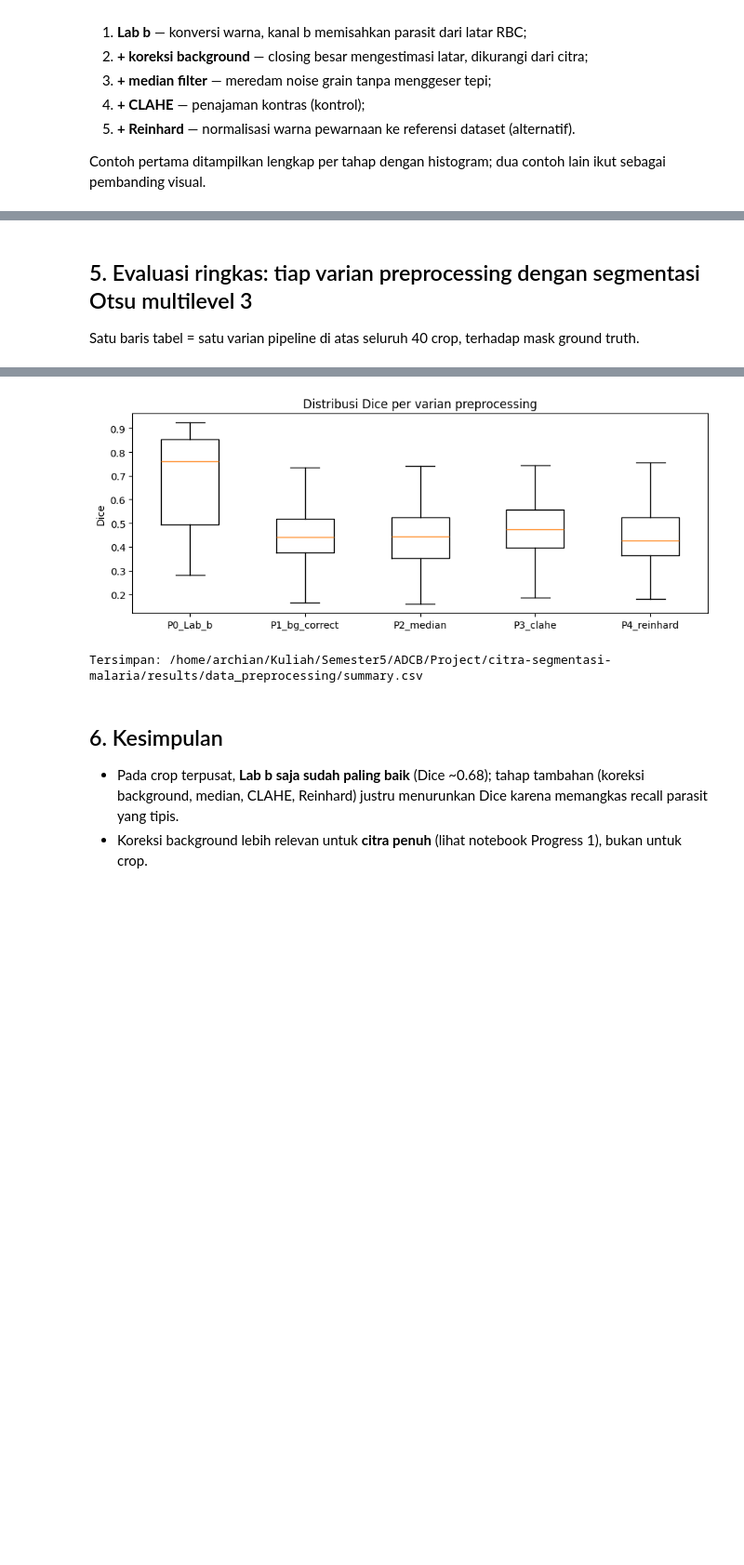
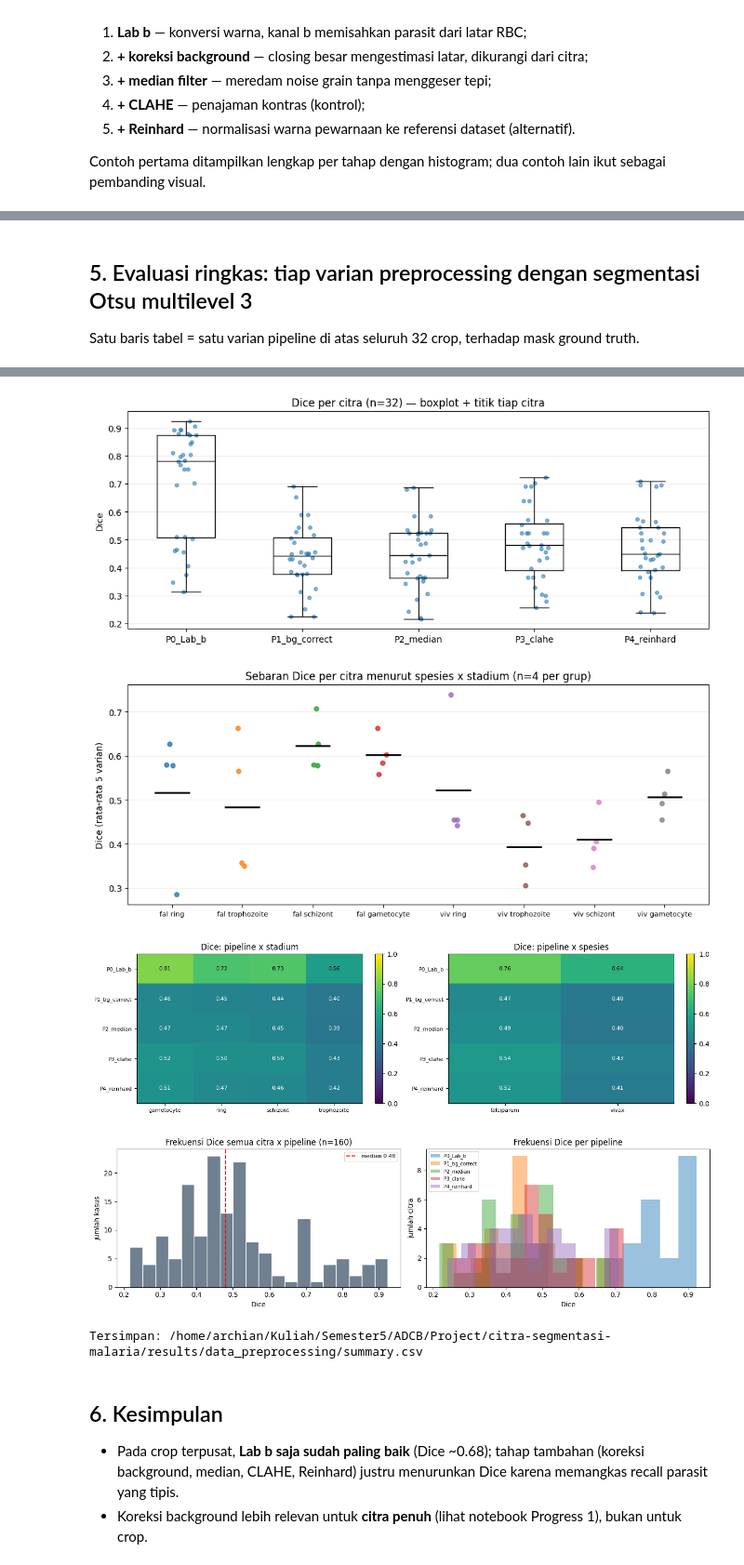
Before and after one commit to stringptr/citra-segmentasi-malaria, a Jupyter notebook: malaria_data_preprocessing.ipynb, the cells around one changed output, grey strips where cells are left out. Shown at 93% size. Cells and saved outputs as stored; diff of their text form; code cells hidden in the pictures; blank space fills up the shorter version.

```diff
--- a/malaria_data_preprocessing.ipynb
+++ b/malaria_data_preprocessing.ipynb
@@ -93,13 +93,15 @@ Tiap baris = satu stadium, blok kiri = *P. falciparum*, kanan = *P. vivax*. Gamb
 stages = ['ring stage', 'trophozoite stage', 'schizont stage', 'gametocyte stage']
 species = ['falciparum', 'vivax']
 
-fig, axes = plt.subplots(len(stages), 2 * 5, figsize=(2.0, 2.0 * len(stages)) * np.array([9, 1]))
+per_group = int(meta.groupby(['species', 'stage']).size().max())
+fig, axes = plt.subplots(len(stages), 2 * per_group,
+                         figsize=(1.9 * per_group, 1.9 * len(stages)) * np.array([2, 1]))
 for i, st in enumerate(stages):
     for j, sp in enumerate(species):
         rows = meta[(meta.stage == st) & (meta.species == sp)].sort_values('filename')
         for k, (_, r) in enumerate(rows.iterrows()):
             idx = int(meta.index[meta.filename == r.filename][0])
-            ax = axes[i, j * 5 + k]
+            ax = axes[i, j * per_group + k]
             ax.imshow(crops[idx])
             ax.set_title(f'{r.parasite_area_px//1000}k px', fontsize=6)
 for ax in axes.ravel():
@@ -107,7 +109,7 @@ for ax in axes.ravel():
 for i, st in enumerate(stages):
     axes[i, 0].set_ylabel(st.replace(' stage', ''), fontsize=9)
 for j, sp in enumerate(species):
-    axes[0, j * 5 + 2].set_title(sp, fontsize=10)
-plt.suptitle('Semua 40 crop: 5 per (stadium, spesies)', y=1.01)
+    axes[0, j * per_group + per_group // 2].set_title(sp, fontsize=10)
+plt.suptitle(f'Semua {len(meta)} crop: {per_group} per (stadium, spesies)', y=1.01)
 plt.tight_layout(); plt.show()
 # %% [output]
@@ -176,7 +189,9 @@ PIPELINES = {
     'P4_reinhard': lambda img: median_f(bg_correct(lab_b(reinhard(img)))),
 }
 
-for idx in [3, 20, 35]:
+demo_stages = ['ring stage', 'schizont stage', 'gametocyte stage']
+demo_idx = [int(meta.index[(meta.stage == st) & (meta.species == 'falciparum')][0]) for st in demo_stages]
+for idx in demo_idx:
     img = crops[idx]
     stages_v = [('Asli (RGB)', img)] + [(n, f(img)) for n, f in list(PIPELINES.items())[1:]]
     fig, axes = plt.subplots(2, len(stages_v), figsize=(2.4 * len(stages_v), 5))
@@ -194,7 +209,7 @@ for idx in [3, 20, 35]:
 # %% [markdown]
 ## 5. Evaluasi ringkas: tiap varian preprocessing dengan segmentasi Otsu multilevel 3
 
-Satu baris tabel = satu varian pipeline di atas seluruh 40 crop, terhadap mask ground truth.
+Satu baris tabel = satu varian pipeline di atas seluruh 32 crop, terhadap mask ground truth.
 # %%
 def seg_otsu3(chan):
     try:
@@ -216,10 +231,61 @@ for name, fn in PIPELINES.items():
 summary = pd.DataFrame(rows).set_index('pipeline').round(4)
 display(summary)
 
-fig, ax = plt.subplots(figsize=(9, 3.6))
-ax.boxplot([ [dice_iou(seg_otsu3(fn(img)), gt)[0] for img, gt in zip(crops, gts)] for fn in PIPELINES.values()],
-           tick_labels=list(PIPELINES))
-ax.set_ylabel('Dice'); ax.set_title('Distribusi Dice per varian preprocessing')
+per_img = {name: np.array([dice_iou(seg_otsu3(fn(img)), gt)[0] for img, gt in zip(crops, gts)])
+           for name, fn in PIPELINES.items()}
+fig, ax = plt.subplots(figsize=(10, 4.2))
+ax.boxplot([per_img[p] for p in PIPELINES], tick_labels=list(PIPELINES), widths=0.5,
+           showfliers=False, medianprops={'color': 'black'})
+for i, p in enumerate(PIPELINES, start=1):
+    ax.scatter(np.full(len(per_img[p]), i) + rng.uniform(-0.12, 0.12, len(per_img[p])),
+               per_img[p], s=16, alpha=0.55, color='tab:blue')
+ax.set_ylabel('Dice'); ax.set_xlabel('')
+ax.set_title(f'Dice per citra (n={len(crops)}) — boxplot + titik tiap citra')
+ax.grid(axis='y', alpha=0.25)
+plt.tight_layout(); plt.show()
+
+stage_order = ['ring stage', 'trophozoite stage', 'schizont stage', 'gametocyte stage']
+fig, ax = plt.subplots(figsize=(10, 4.2))
+for i, (sp, st) in enumerate([(sp, st) for sp in species for st in stage_order], start=1):
+    m = (meta.species == sp) & (meta.stage == st)
+    vals = np.mean([per_img[p][m.to_numpy()] for p in PIPELINES], axis=0)
+    ax.scatter(np.full(len(vals), i) + rng.uniform(-0.08, 0.08, len(vals)), vals, s=26, alpha=0.8)
+    ax.hlines(vals.mean(), i - 0.25, i + 0.25, color='black', lw=2)
+ax.set_xticks(range(1, 9))
+ax.set_xticklabels([f'{sp[:3]} {st.split()[0]}' for sp in species for st in stage_order], fontsize=8)
+ax.set_ylabel('Dice (rata-rata 5 varian)')
+ax.set_title('Sebaran Dice per citra menurut spesies x stadium (n=4 per grup)')
+ax.grid(axis='y', alpha=0.25)
+plt.tight_layout(); plt.show()
+
+# Heatmap Dice: pipeline x stadium, dan pipeline x spesies
+fig, axes = plt.subplots(1, 2, figsize=(13, 3.8))
+for ax, col, ttl in [(axes[0], 'stage', 'Dice: pipeline x stadium'),
+                     (axes[1], 'species', 'Dice: pipeline x spesies')]:
+    mat = np.array([[per_img[p][(meta[col] == c).to_numpy()].mean() for c in sorted(meta[col].unique())]
+                    for p in PIPELINES])
+    im = ax.imshow(mat, cmap='viridis', vmin=0, vmax=1, aspect='auto')
+    ax.set_xticks(range(mat.shape[1]))
+    ax.set_xticklabels([c.replace(' stage', '') for c in sorted(meta[col].unique())], fontsize=8)
+    ax.set_yticks(range(mat.shape[0])); ax.set_yticklabels(list(PIPELINES), fontsize=8)
+    for i in range(mat.shape[0]):
+        for j in range(mat.shape[1]):
+            ax.text(j, i, f'{mat[i, j]:.2f}', ha='center', va='center',
+                    color='white' if mat[i, j] < 0.55 else 'black', fontsize=8)
+    ax.set_title(ttl); plt.colorbar(im, ax=ax, fraction=0.046)
+plt.tight_layout(); plt.show()
+
+# Histogram frekuensi Dice: gabungan semua citra & pipeline + per pipeline
+all_dice = np.concatenate([per_img[p] for p in PIPELINES])
+fig, axes = plt.subplots(1, 2, figsize=(13, 3.8))
+axes[0].hist(all_dice, bins=20, color='slategray', edgecolor='white')
+axes[0].axvline(np.median(all_dice), color='red', ls='--', label=f'median {np.median(all_dice):.2f}')
+axes[0].set_title(f'Frekuensi Dice semua citra x pipeline (n={len(all_dice)})')
+axes[0].set_xlabel('Dice'); axes[0].set_ylabel('jumlah kasus'); axes[0].legend(fontsize=8)
+for p in PIPELINES:
+    axes[1].hist(per_img[p], bins=12, alpha=0.45, label=p)
+axes[1].set_title('Frekuensi Dice per pipeline'); axes[1].set_xlabel('Dice')
+axes[1].set_ylabel('jumlah citra'); axes[1].legend(fontsize=7)
 plt.tight_layout(); plt.show()
 
 summary.to_csv(RESULTS_DIR / 'summary.csv')
@@ -235,4 +301,7 @@ print('Tersimpan:', RESULTS_DIR / 'summary.csv')
-[figure, old version]
+[figure, new version]
+[figure, added]
+[figure, added]
+[figure, added]
 Tersimpan: /home/archian/Kuliah/Semester5/ADCB/Project/citra-segmentasi-malaria/results/data_preprocessing/summary.csv
 # %% [markdown]
 ## 6. Kesimpulan
```
Also changed, not shown: parts of 7 cells of this notebook, 1 other file.
